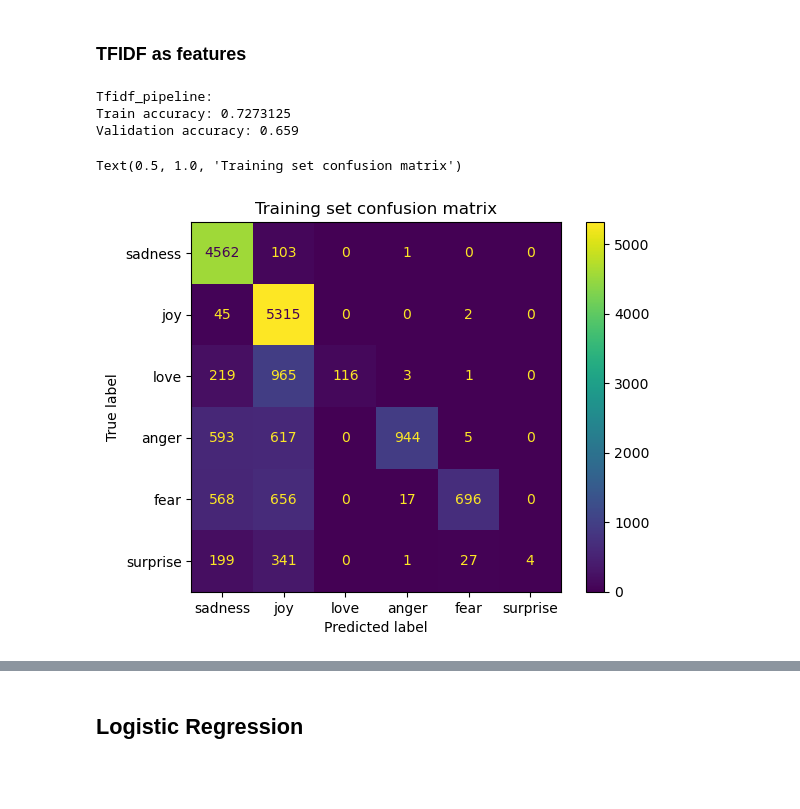
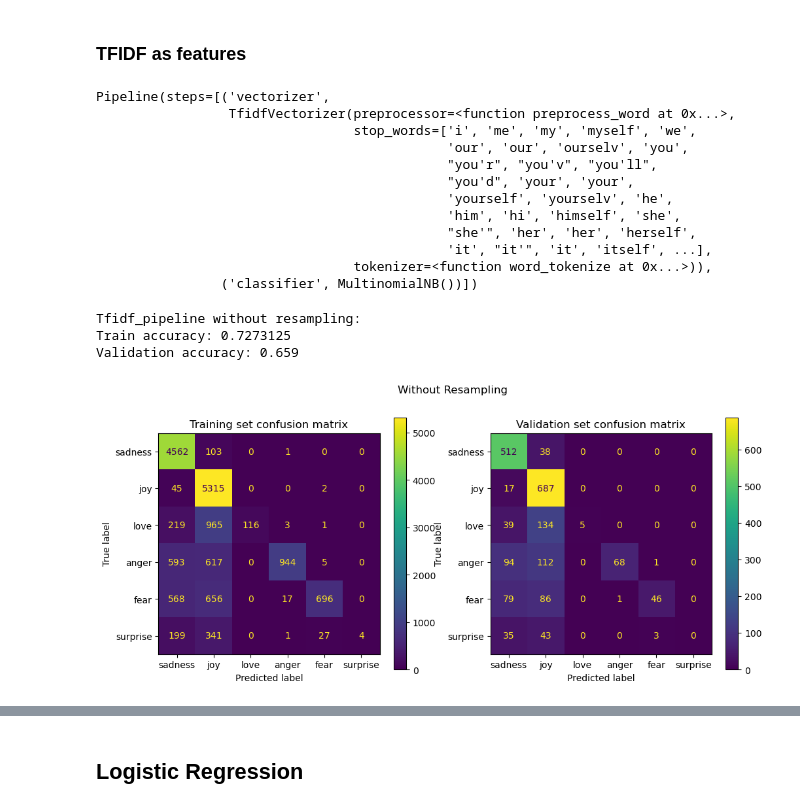
Before and after one commit to AmevinLS/EmotionClassification, a Jupyter notebook: main.ipynb, the cells around one changed output, grey strips where cells are left out. Drawn from its saved outputs; the diff is of its cells as text; code cells hidden in the pictures; blank space fills up the shorter version.

```diff
--- a/main.ipynb
+++ b/main.ipynb
@@ -125,15 +161,34 @@ Text(0.5, 1.0, 'Validation set confusion matrix')
+# %%
+tfidf_pipeline.fit(train_texts_l, train_labels_l)
+# %% [output]
+Pipeline(steps=[('vectorizer',
+                 TfidfVectorizer(preprocessor=<function preprocess_word at 0x...>,
+                                 stop_words=['i', 'me', 'my', 'myself', 'we',
+                                             'our', 'our', 'ourselv', 'you',
+                                             "you'r", "you'v", "you'll",
+                                             "you'd", 'your', 'your',
+                                             'yourself', 'yourselv', 'he',
+                                             'him', 'hi', 'himself', 'she',
+                                             "she'", 'her', 'her', 'herself',
+                                             'it', "it'", 'it', 'itself', ...],
+                                 tokenizer=<function word_tokenize at 0x...>)),
+                ('classifier', MultinomialNB())])
 # %%
-print("Tfidf_pipeline:")
+print("Tfidf_pipeline without resampling:")
 
 print("Train accuracy:", tfidf_pipeline.score(train_texts_l, train_labels_l))
 print("Validation accuracy:", tfidf_pipeline.score(val_texts_l, val_labels_l))
 # %% [output]
-Tfidf_pipeline:
+Tfidf_pipeline without resampling:
 Train accuracy: 0.7273125
 Validation accuracy: 0.659
-# %%
-plot_confusion_matrix(train_labels_l, tfidf_pipeline.predict(train_texts_l), LABEL_TO_EMOTION_DICT.values())
-plt.title("Training set confusion matrix")
-# %% [output]
-Text(0.5, 1.0, 'Training set confusion matrix')
-[figure, removed]
+# %%
+fig, axs = plt.subplots(1, 2, figsize=(12, 5))
+plot_confusion_matrix(train_labels_l, tfidf_pipeline.predict(train_texts_l), LABEL_TO_EMOTION_DICT.values(), ax=axs[0])
+axs[0].set_title("Training set confusion matrix")
+plot_confusion_matrix(val_labels_l, tfidf_pipeline.predict(val_texts_l), LABEL_TO_EMOTION_DICT.values(), ax=axs[1])
+axs[1].set_title("Validation set confusion matrix")
+fig.suptitle("Without Resampling")
+plt.show()
+# %% [output]
+[figure, added]
```
Also changed, not shown: parts of 24 cells of this notebook.
